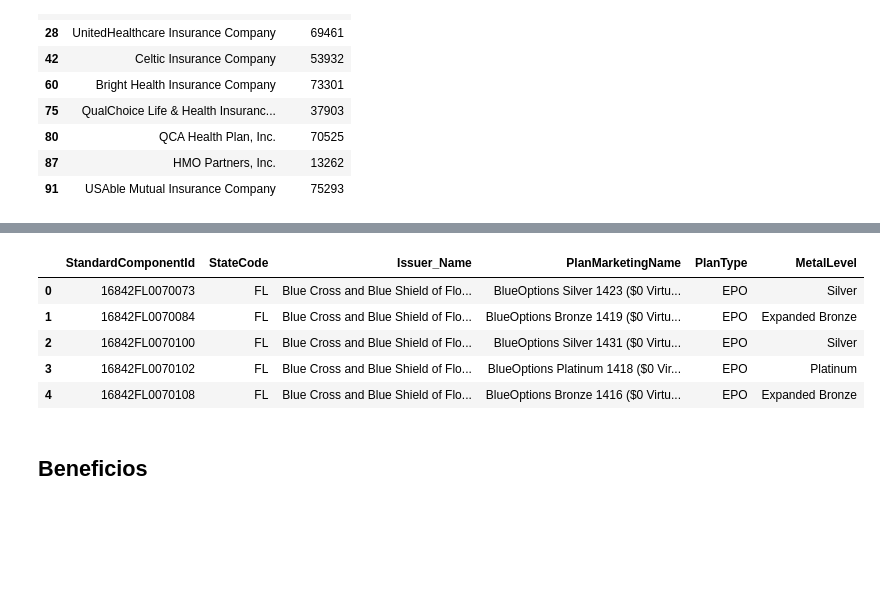
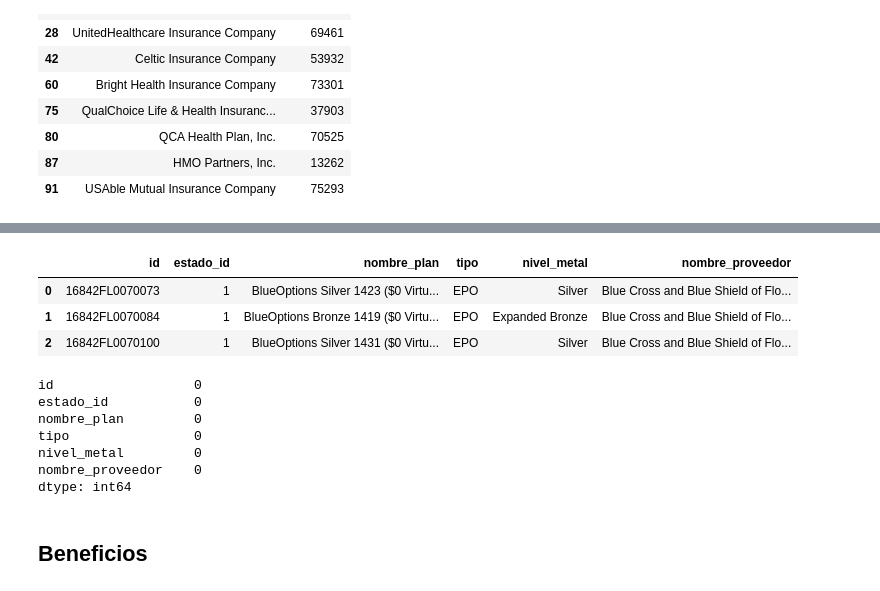
Before and after one commit to Lorena20U/proyect_bi, a Jupyter notebook: etl_censo_.ipynb, the cells around one changed output, grey strips where cells are left out. Saved outputs shown, nothing was run; the diff lists cells and outputs as text; code cells hidden in the pictures; blank space fills up the shorter version.

```diff
--- a/etl_censo_.ipynb
+++ b/etl_censo_.ipynb
@@ -122,6 +122,29 @@ def ids_merge(tabla, estados, edades):
     })
     tabla1 = pd.merge(tabla1, edades, how="left" ,on=["edad","estado"])
     return tabla1
+# %%
+def codigo_a_estado(fila):
+    if(fila == "TX"):
+        fila = "Texas"
+    elif(fila == "FL"):
+        fila = "Florida"
+    elif(fila == "NY"):
+        fila = "New York"
+    elif(fila == "PA"):
+        fila = "Pennsylvania"
+    elif(fila == "IL"):
+        fila = "Illinois"
+    elif(fila == "OH"):
+        fila = "Ohio"
+    elif(fila == "GA"):
+        fila = "Georgia"
+    elif(fila == "NC"):
+        fila = "North Carolina"
+    elif(fila == "MI"):
+        fila = "Michigan"
+    elif(fila == "CA"):
+        fila = "California"
+    return fila
 # %% [markdown]
 # Censo
 # %% [markdown]
@@ -872,3 +888,5 @@ transparency.head(10)
 | 91 | USAble Mutual Insurance Company | 75293 |
 # %%
 planes = pd.merge(planes, transparency, how="inner" ,on=["Issuer_ID"])
+planes = planes[["StandardComponentId","StateCode","Issuer_Name","PlanMarketingName","PlanType","MetalLevel"]]
+planes["StateCode"] = planes["StateCode"].apply(codigo_a_estado)
@@ -877,12 +909,25 @@ planes = planes[["StandardComponentId","StateCode","Issuer_Name","PlanMarketingN
+# %%
+planes = pd.merge(planes,estados, how="left",left_on='StateCode', right_on='estados')
+planes = planes[["StandardComponentId","index","PlanMarketingName","PlanType","MetalLevel","Issuer_Name"]]
+# %%
+planes.columns = ["id","estado_id","nombre_plan","tipo","nivel_metal","nombre_proveedor"]
 # %%
-planes.head(5)
+planes.head(3)
 # %% [output]
-|  | StandardComponentId | StateCode | Issuer_Name | PlanMarketingName | PlanType | MetalLevel |
-| 0 | 16842FL0070073 | FL | Blue Cross and Blue Shield of Flo... | BlueOptions Silver 1423 ($0 Virtu... | EPO | Silver |
-| 1 | 16842FL0070084 | FL | Blue Cross and Blue Shield of Flo... | BlueOptions Bronze 1419 ($0 Virtu... | EPO | Expanded Bronze |
-| 2 | 16842FL0070100 | FL | Blue Cross and Blue Shield of Flo... | BlueOptions Silver 1431 ($0 Virtu... | EPO | Silver |
-| 3 | 16842FL0070102 | FL | Blue Cross and Blue Shield of Flo... | BlueOptions Platinum 1418 ($0 Vir... | EPO | Platinum |
-| 4 | 16842FL0070108 | FL | Blue Cross and Blue Shield of Flo... | BlueOptions Bronze 1416 ($0 Virtu... | EPO | Expanded Bronze |
+|  | id | estado_id | nombre_plan | tipo | nivel_metal | nombre_proveedor |
+| 0 | 16842FL0070073 | 1 | BlueOptions Silver 1423 ($0 Virtu... | EPO | Silver | Blue Cross and Blue Shield of Flo... |
+| 1 | 16842FL0070084 | 1 | BlueOptions Bronze 1419 ($0 Virtu... | EPO | Expanded Bronze | Blue Cross and Blue Shield of Flo... |
+| 2 | 16842FL0070100 | 1 | BlueOptions Silver 1431 ($0 Virtu... | EPO | Silver | Blue Cross and Blue Shield of Flo... |
+# %%
+planes.isna().sum()
+# %% [output]
+id                  0
+estado_id           0
+nombre_plan         0
+tipo                0
+nivel_metal         0
+nombre_proveedor    0
+dtype: int64
 # %% [markdown]
 ## Beneficios
 # %%
```
Also changed, not shown: parts of 7 cells of this notebook.
